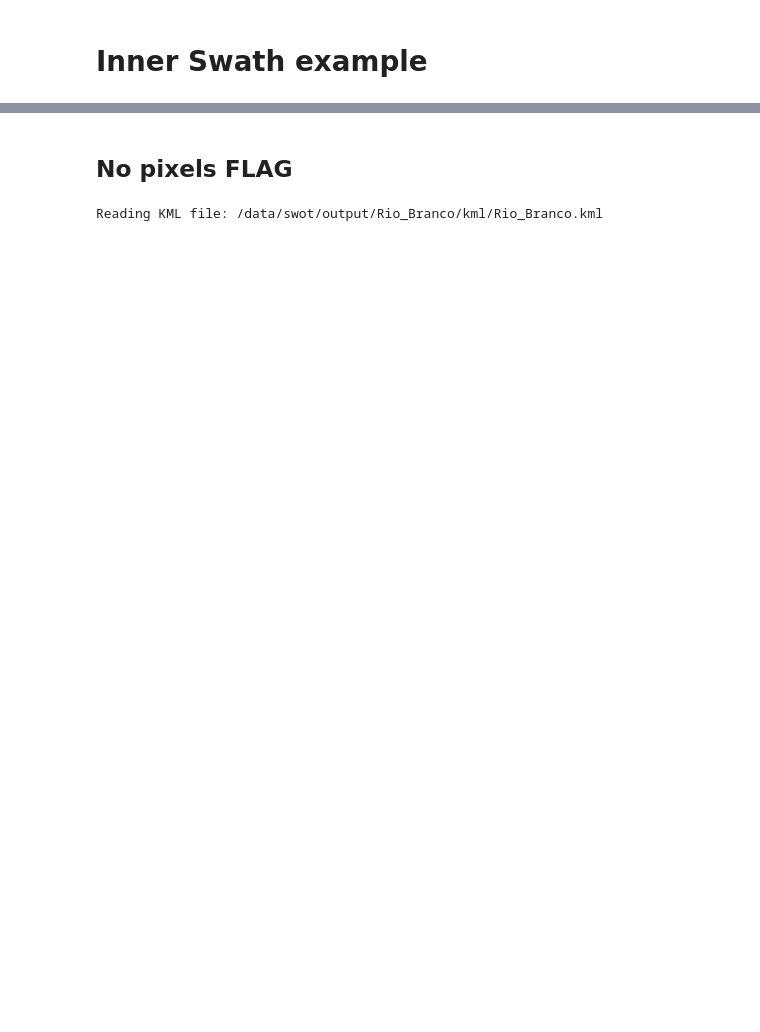
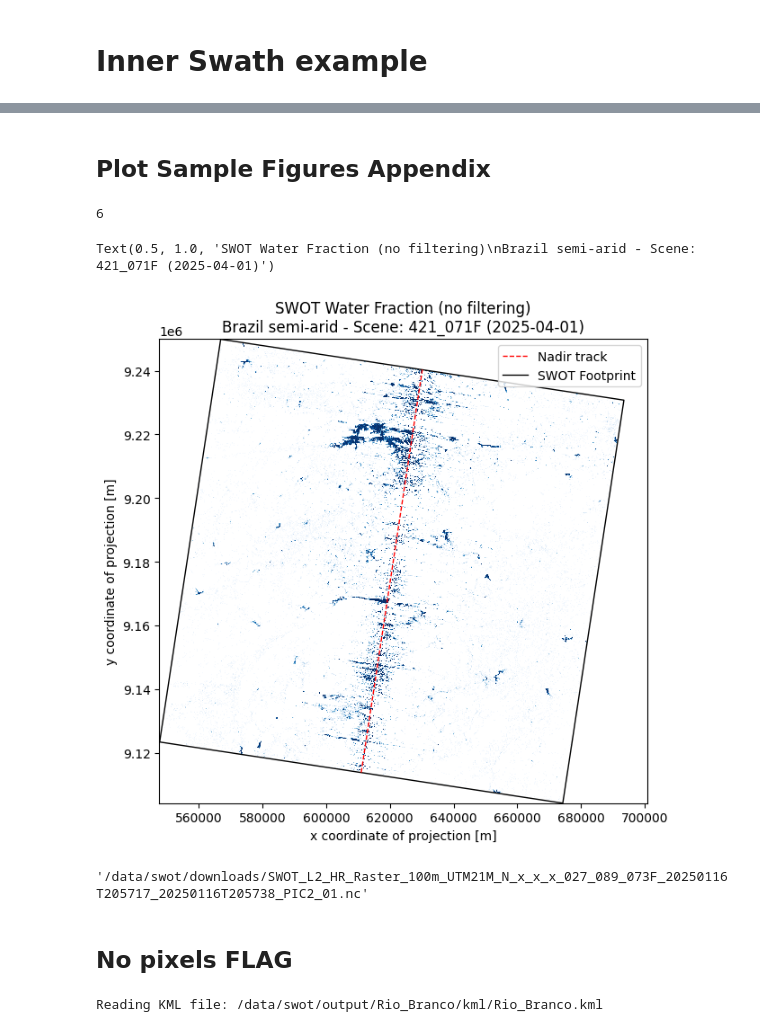
Before and after one commit to cordmaur/swot, a Jupyter notebook: nbs/Article/02-InnerSwat.ipynb, the cells around one changed output, grey strips where cells are left out. Cells and saved outputs as stored; diff of their text form; code cells hidden in the pictures; blank space fills up the shorter version.

```diff
--- a/nbs/Article/02-InnerSwat.ipynb
+++ b/nbs/Article/02-InnerSwat.ipynb
@@ -49,3 +50,53 @@ figs[0]
+# %% [markdown]
+## Plot Sample Figures Appendix
+# %%
+from swot_toolkit.analysis import get_swot_scenes_by_mosaic_dates, plot_water_fraction
+
+sample = {
+    "REGION": "Northeast",
+    "DATE": "2025-04-07",
+    "IDX": 4,
+}
+
+
+# sample = {
+#     "REGION": "Rio_Madeira",
+#     "DATE": "2025-01-25",
+#     "IDX": 0,
+# }
+
+# sample = {
+#     "REGION": "Rio_Negro",
+#     "DATE": "2025-05-15",
+#     "IDX": 1,
+# }
+
+
+REGION = sample["REGION"]
+DATE = sample["DATE"]
+IDX = sample["IDX"]
+
+mosaic_files, mosaic_items = get_swot_scenes_by_mosaic_dates(REGION, DATE)
+
+print(len(mosaic_files))
+ds = xrio.open_rasterio(mosaic_files[IDX], mask_and_scale=True)
+
+fig, ax = plt.subplots(figsize=(7, 7))
+plot_water_fraction(ds, ax=ax, add_colorbar=False)
+
+title = "SWOT Water Fraction (no filtering)\n"
+region = REGION.replace("_", " ").replace("Northeast", "Brazil semi-arid")
+scene_date = mosaic_items.iloc[IDX]["date"]
+title += f"{region} - Scene: {mosaic_items.index[IDX]} ({scene_date})"
+ax.set_title(title)
+# %% [output]
+6
+Text(0.5, 1.0, 'SWOT Water Fraction (no filtering)\nBrazil semi-arid - Scene: 421_071F (2025-04-01)')
+[figure, added]
+# %%
+mosaic_files[IDX]
+# %% [output]
+'/data/swot/downloads/SWOT_L2_HR_Raster_100m_UTM21M_N_x_x_x_027_089_073F_20250116T205717_20250116T205738_PIC2_01.nc'
 # %% [markdown]
 ## No pixels FLAG
 # %%
```
Also changed, not shown: parts of 2 cells of this notebook, 1 other file.
